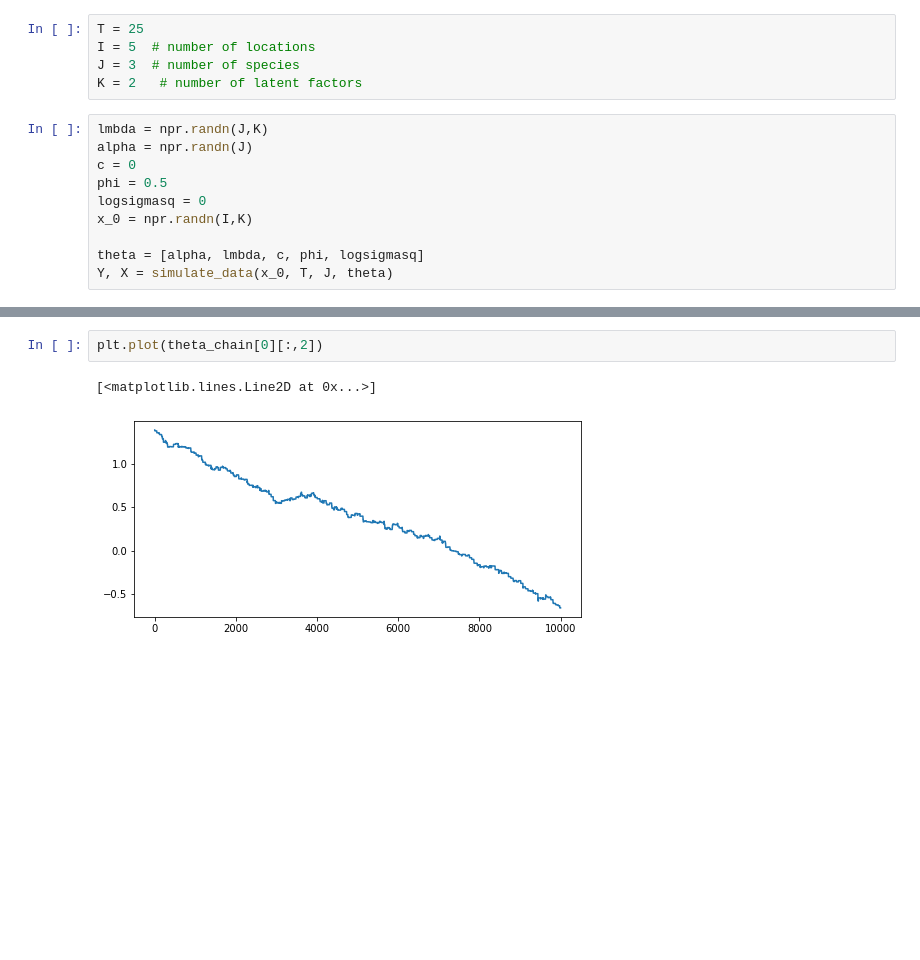
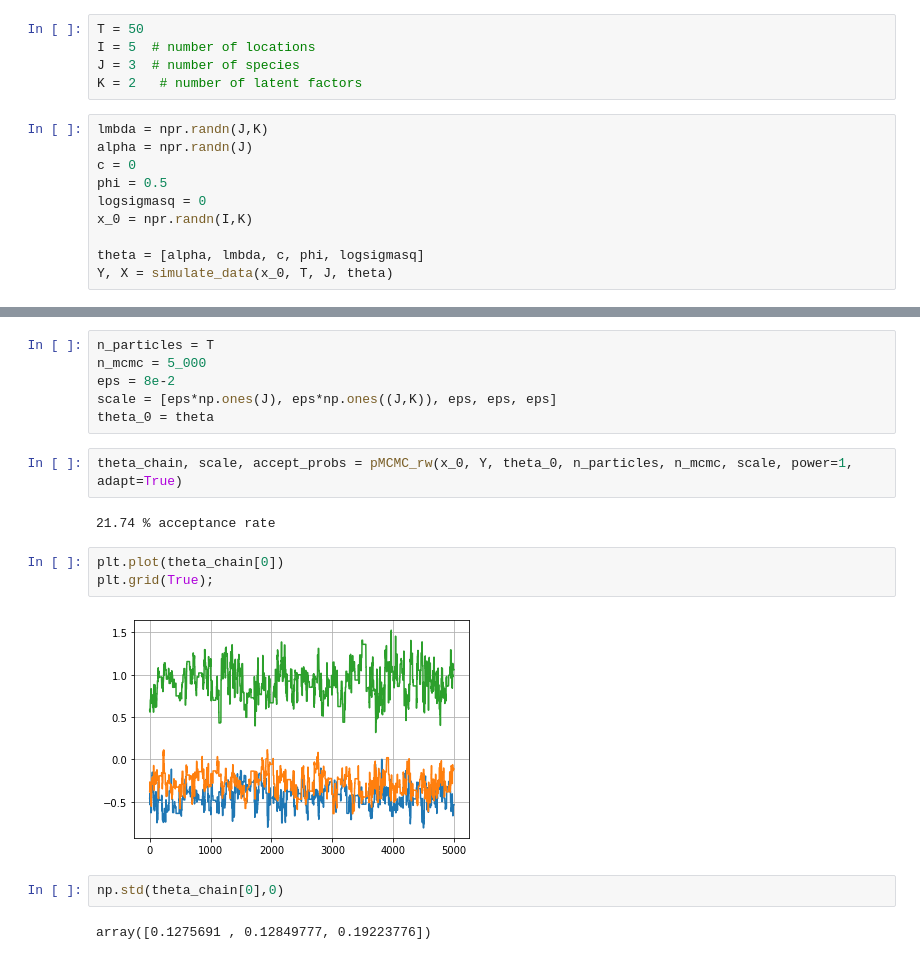
Before and after one commit to deborsheesen/DC-BATS-deborshee, a Jupyter notebook: ecology/mala.ipynb, the cells around one changed output, grey strips where cells are left out. Cells and saved outputs as stored; diff of their text form; blank space fills up the shorter version.

```diff
--- a/ecology/mala.ipynb
+++ b/ecology/mala.ipynb
@@ -36,7 +36,7 @@ from scipy.stats import *
 from tqdm import trange
 from ecology_functions import *
 # %%
-T = 25
+T = 50
 I = 5  # number of locations
 J = 3  # number of species
 K = 2   # number of latent factors
@@ -65,5 +66,19 @@ plot_theta_trajectory(theta_chain)
+# %%
+n_particles = T
+n_mcmc = 5_000
+eps = 8e-2
+scale = [eps*np.ones(J), eps*np.ones((J,K)), eps, eps, eps]
+theta_0 = theta
+# %%
+theta_chain, scale, accept_probs = pMCMC_rw(x_0, Y, theta_0, n_particles, n_mcmc, scale, power=1, adapt=True)
+# %% [output]
+21.74 % acceptance rate
 # %%
-plt.plot(theta_chain[0][:,2])
+plt.plot(theta_chain[0])
+plt.grid(True);
 # %% [output]
-[<matplotlib.lines.Line2D at 0x...>]
-[figure, old version]
+[figure, new version]
+# %%
+np.std(theta_chain[0],0)
+# %% [output]
+array([0.1275691 , 0.12849777, 0.19223776])
```
Also changed, not shown: parts of 3 cells of this notebook, 4 other files.
